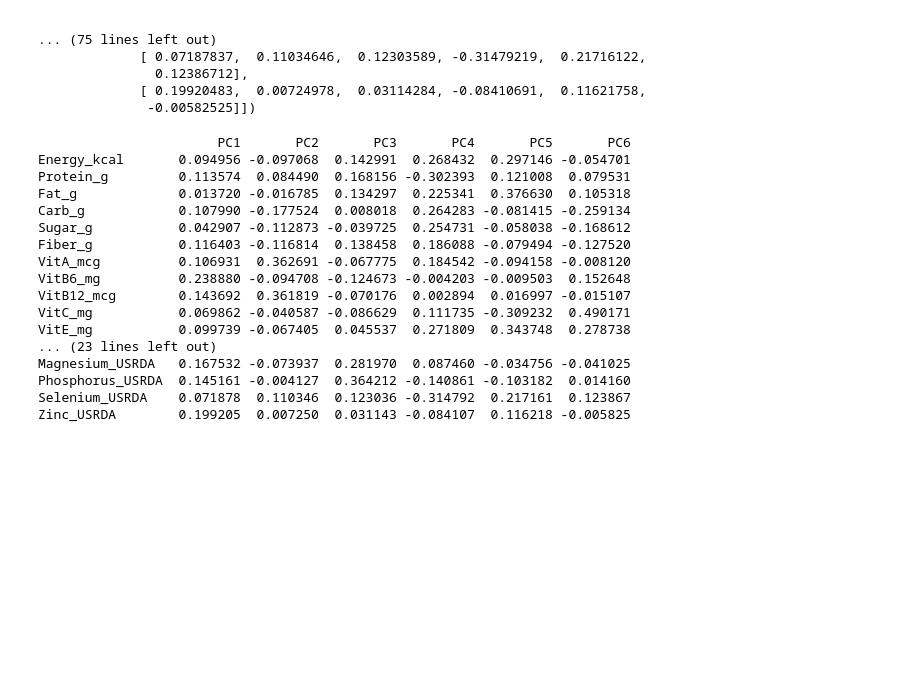
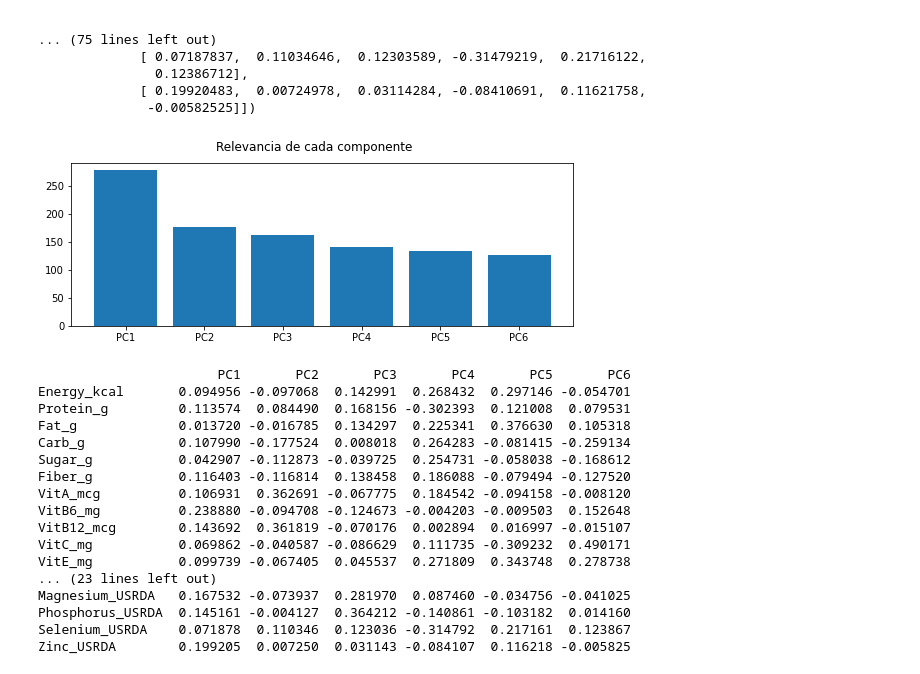
Before and after one commit to macc-uece/mineracao-massiva-dados, a Jupyter notebook: 10-Reducao_Dimensionalidade_Nutricao.ipynb, the cells around one changed output. Cells and saved outputs as stored; diff of their text form; code cells hidden in the pictures; blank space fills up the shorter version.

Commit message:
Included relevance component graph

```diff
--- a/10-Reducao_Dimensionalidade_Nutricao.ipynb
+++ b/10-Reducao_Dimensionalidade_Nutricao.ipynb
@@ -260,6 +262,16 @@ U factor is:
                0.12386712],
              [ 0.19920483,  0.00724978,  0.03114284, -0.08410691,  0.11621758,
               -0.00582525]])
+# %%
+names = colname
+values = s
+
+fig, ax = plt.subplots(figsize=(9, 3), sharey=True)
+ax.bar(names, values)
+fig.suptitle('Relevancia de cada componente')
+plt.show()
+# %% [output]
+[figure, added]
 # %%
 rows = V.toArray().tolist()
 
```
Also changed, not shown: parts of 3 cells of this notebook.
